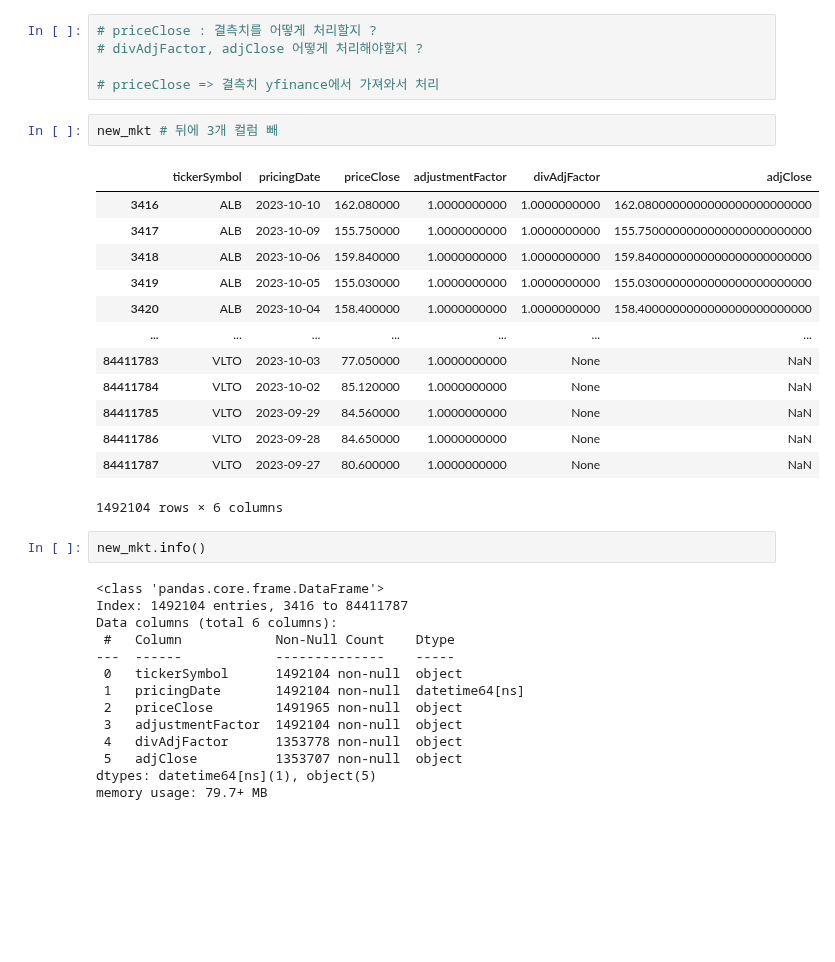
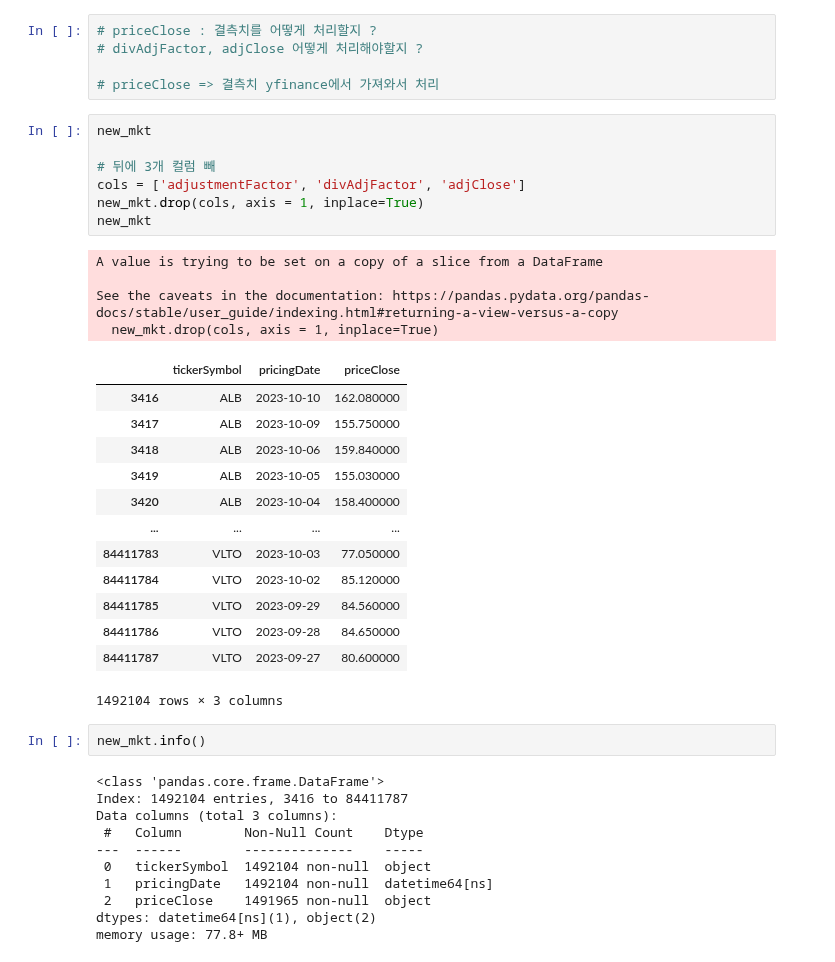
Before and after one commit to FELAB-KHU/S-PQuantTeam01, a Jupyter notebook: opt_ftn_modeling.ipynb, the cells around one changed output. Saved outputs shown, nothing was run; the diff lists cells and outputs as text; blank space fills up the shorter version.

```diff
--- a/opt_ftn_modeling.ipynb
+++ b/opt_ftn_modeling.ipynb
@@ -332,34 +313,40 @@ memory usage: 79.7+ MB
 
 # priceClose => 결측치 yfinance에서 가져와서 처리
 # %%
-new_mkt # 뒤에 3개 컬럼 빼
+new_mkt
+
+# 뒤에 3개 컬럼 빼
+cols = ['adjustmentFactor', 'divAdjFactor', 'adjClose']
+new_mkt.drop(cols, axis = 1, inplace=True)
+new_mkt
 # %% [output]
+A value is trying to be set on a copy of a slice from a DataFrame
+
+See the caveats in the documentation: https://pandas.pydata.org/pandas-docs/stable/user_guide/indexing.html#returning-a-view-versus-a-copy
+  new_mkt.drop(cols, axis = 1, inplace=True)
-|  | tickerSymbol | pricingDate | priceClose | adjustmentFactor | divAdjFactor | adjClose |
-| 3416 | ALB | 2023-10-10 | 162.080000 | 1.0000000000 | 1.0000000000 | 162.0800000000000000000000000 |
-| 3417 | ALB | 2023-10-09 | 155.750000 | 1.0000000000 | 1.0000000000 | 155.7500000000000000000000000 |
-| 3418 | ALB | 2023-10-06 | 159.840000 | 1.0000000000 | 1.0000000000 | 159.8400000000000000000000000 |
-| 3419 | ALB | 2023-10-05 | 155.030000 | 1.0000000000 | 1.0000000000 | 155.0300000000000000000000000 |
-| 3420 | ALB | 2023-10-04 | 158.400000 | 1.0000000000 | 1.0000000000 | 158.4000000000000000000000000 |
-| ... | ... | ... | ... | ... | ... | ... |
-| 84411783 | VLTO | 2023-10-03 | 77.050000 | 1.0000000000 | None | NaN |
-| 84411784 | VLTO | 2023-10-02 | 85.120000 | 1.0000000000 | None | NaN |
-| 84411785 | VLTO | 2023-09-29 | 84.560000 | 1.0000000000 | None | NaN |
-| 84411786 | VLTO | 2023-09-28 | 84.650000 | 1.0000000000 | None | NaN |
-| 84411787 | VLTO | 2023-09-27 | 80.600000 | 1.0000000000 | None | NaN |
+|  | tickerSymbol | pricingDate | priceClose |
+| 3416 | ALB | 2023-10-10 | 162.080000 |
+| 3417 | ALB | 2023-10-09 | 155.750000 |
+| 3418 | ALB | 2023-10-06 | 159.840000 |
+| 3419 | ALB | 2023-10-05 | 155.030000 |
+| 3420 | ALB | 2023-10-04 | 158.400000 |
+| ... | ... | ... | ... |
+| 84411783 | VLTO | 2023-10-03 | 77.050000 |
+| 84411784 | VLTO | 2023-10-02 | 85.120000 |
+| 84411785 | VLTO | 2023-09-29 | 84.560000 |
+| 84411786 | VLTO | 2023-09-28 | 84.650000 |
+| 84411787 | VLTO | 2023-09-27 | 80.600000 |
-1492104 rows × 6 columns
+1492104 rows × 3 columns
 # %%
 new_mkt.info()
 # %% [output]
 <class 'pandas.core.frame.DataFrame'>
 Index: 1492104 entries, 3416 to 84411787
-Data columns (total 6 columns):
- #   Column            Non-Null Count    Dtype
----  ------            --------------    -----
- 0   tickerSymbol      1492104 non-null  object
- 1   pricingDate       1492104 non-null  datetime64[ns]
- 2   priceClose        1491965 non-null  object
- 3   adjustmentFactor  1492104 non-null  object
- 4   divAdjFactor      1353778 non-null  object
- 5   adjClose          1353707 non-null  object
-dtypes: datetime64[ns](1), object(5)
-memory usage: 79.7+ MB
+Data columns (total 3 columns):
+ #   Column        Non-Null Count    Dtype
+---  ------        --------------    -----
+ 0   tickerSymbol  1492104 non-null  object
+ 1   pricingDate   1492104 non-null  datetime64[ns]
+ 2   priceClose    1491965 non-null  object
+dtypes: datetime64[ns](1), object(2)
+memory usage: 77.8+ MB
```
Also changed, not shown: parts of 10 cells of this notebook.
